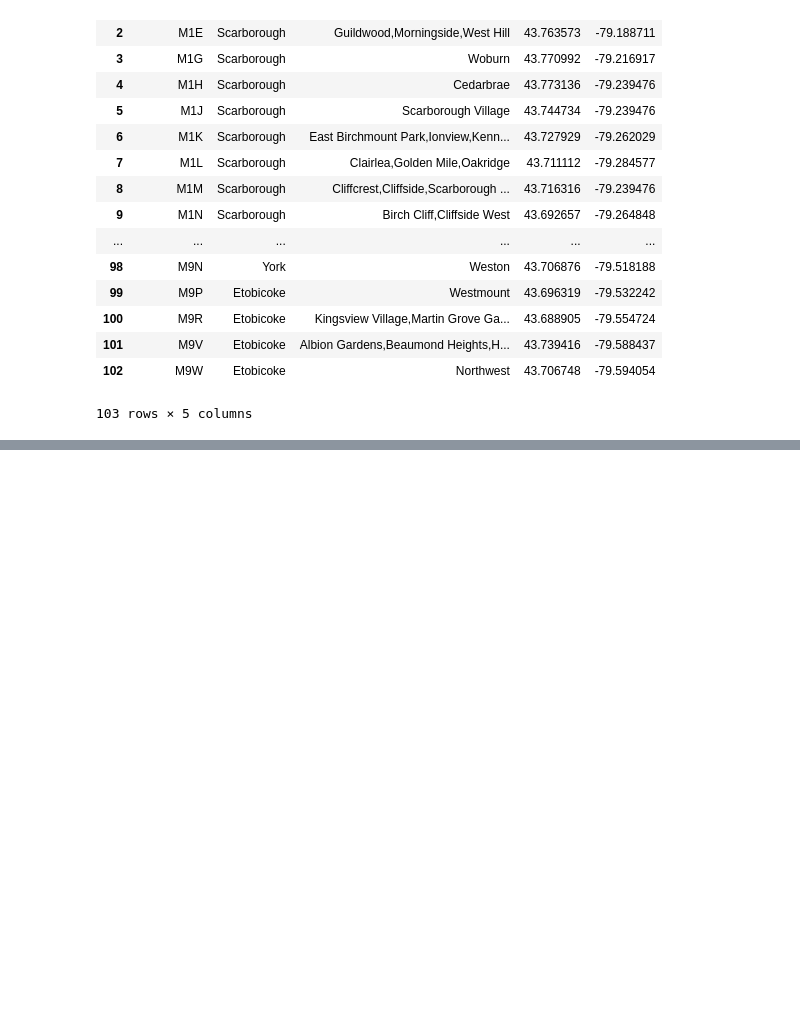
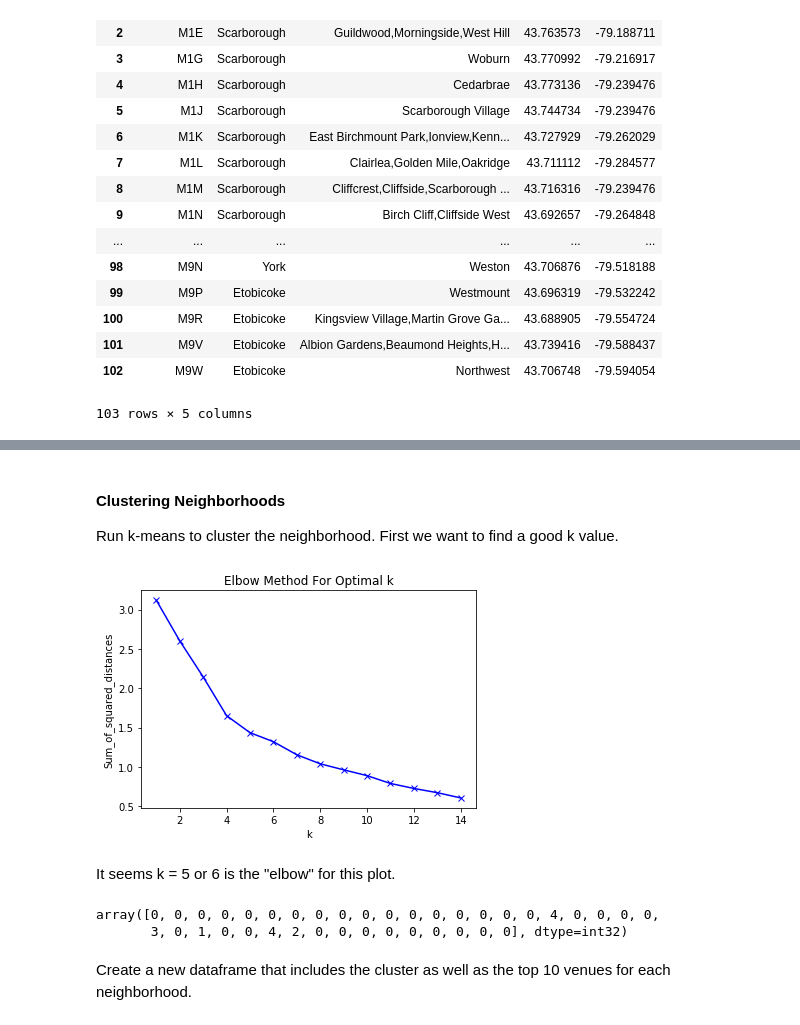
Before and after one commit to FuAdventure/Coursera_Capstone, a Jupyter notebook: Segmenting and Clustering Neighborhoods in Toronto.ipynb, the cells around one changed output, grey strips where cells are left out. Drawn from its saved outputs; the diff is of its cells as text; code cells hidden in the pictures; blank space fills up the shorter version.

```diff
--- a/Segmenting and Clustering Neighborhoods in Toronto.ipynb
+++ b/Segmenting and Clustering Neighborhoods in Toronto.ipynb
@@ -241,0 +405,13 @@ df_m
+# %%
+# one hot encoding
+toronto_onehot = pd.get_dummies(toronto_venues[['Venue Category']], prefix="", prefix_sep="")
+
+# add neighborhood column back to dataframe
+toronto_onehot['Neighborhood'] = toronto_venues['Neighborhood']
+
+# move neighborhood column to the first column
+i = list(toronto_onehot.columns).index('Neighborhood')
+fixed_columns = ['Neighborhood'] + list(toronto_onehot.columns)[:i] + list(toronto_onehot.columns)[i+1:]
+toronto_onehot = toronto_onehot[fixed_columns]
+
+toronto_onehot.head()
@@ -241,0 +430,3 @@ df_m
+# %%
+toronto_grouped = toronto_onehot.groupby('Neighborhood').mean().reset_index()
+toronto_grouped
@@ -241,0 +494,36 @@ df_m
+# %% [markdown]
+#### Clustering Neighborhoods
+Run k-means to cluster the neighborhood. First we want to find a good k value.
+# %%
+toronto_grouped_clustering = toronto_grouped.drop('Neighborhood', 1)
+# %%
+Sum_of_squared_distances = []
+K = range(1,15)
+for k in K:
+    km = KMeans(n_clusters=k)
+    km = km.fit(toronto_grouped_clustering)
+    Sum_of_squared_distances.append(km.inertia_)
+# %%
+plt.plot(K, Sum_of_squared_distances, 'bx-')
+plt.xlabel('k')
+plt.ylabel('Sum_of_squared_distances')
+plt.title('Elbow Method For Optimal k')
+plt.show()
+# %% [output]
+[figure, added]
+# %% [markdown]
+It seems k = 5 or 6 is the "elbow" for this plot.
+# %%
+# set number of clusters
+kclusters = 5
+
+# run k-means clustering
+kmeans = KMeans(n_clusters=kclusters, random_state=0).fit(toronto_grouped_clustering)
+
+# check cluster labels generated for each row in the dataframe
+kmeans.labels_
+# %% [output]
+array([0, 0, 0, 0, 0, 0, 0, 0, 0, 0, 0, 0, 0, 0, 0, 0, 0, 4, 0, 0, 0, 0,
+       3, 0, 1, 0, 0, 4, 2, 0, 0, 0, 0, 0, 0, 0, 0, 0], dtype=int32)
+# %% [markdown]
+Create a new dataframe that includes the cluster as well as the top 10 venues for each neighborhood.
```
Also changed, not shown: parts of 54 cells of this notebook.
